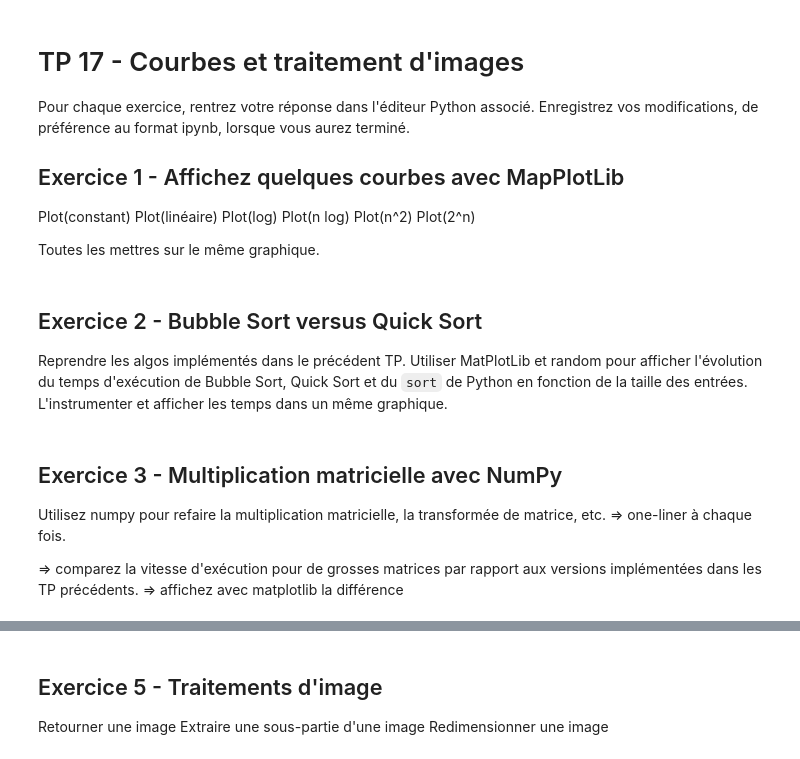
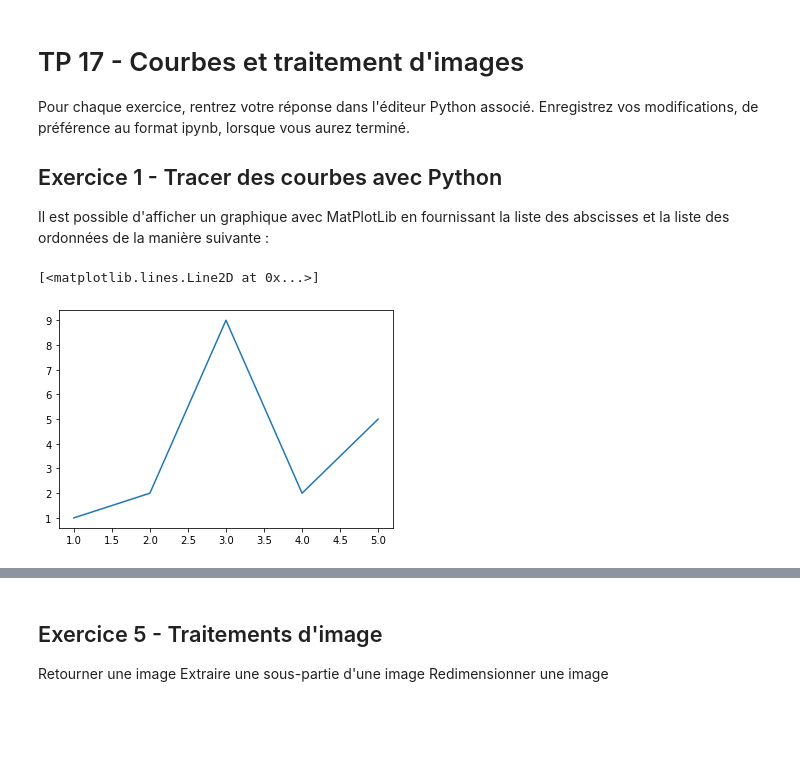
Before and after one commit to loic-yvonnet/algo-appliquee, a Jupyter notebook: cours/10-python-avance/work-assignment-21.ipynb, the cells around one changed output, grey strips where cells are left out. Cells and saved outputs as stored; diff of their text form; code cells hidden in the pictures; blank space fills up the shorter version.

```diff
--- a/cours/10-python-avance/work-assignment-21.ipynb
+++ b/cours/10-python-avance/work-assignment-21.ipynb
@@ -4,27 +4,15 @@
 Pour chaque exercice, rentrez votre réponse dans l'éditeur Python associé.
 Enregistrez vos modifications, de préférence au format ipynb, lorsque vous aurez terminé.
 
-## Exercice 1 - Affichez quelques courbes avec MapPlotLib
+## Exercice 1 - Tracer des courbes avec Python
 
-Plot(constant)
-Plot(linéaire)
-Plot(log)
-Plot(n log)
-Plot(n^2)
-Plot(2^n)
-
-Toutes les mettres sur le même graphique.
+Il est possible d'afficher un graphique avec MatPlotLib en fournissant la liste des abscisses et la liste des ordonnées de la manière suivante :
-# %% [markdown]
-## Exercice 2 - Bubble Sort versus Quick Sort
-
-Reprendre les algos implémentés dans le précédent TP.
-Utiliser MatPlotLib et random pour afficher l'évolution du temps d'exécution de Bubble Sort, Quick Sort et du `sort` de Python en fonction de la taille des entrées.
-L'instrumenter et afficher les temps dans un même graphique.
-# %% [markdown]
-## Exercice 3 - Multiplication matricielle avec NumPy
-
-Utilisez numpy pour refaire la multiplication matricielle, la transformée de matrice, etc.
-=> one-liner à chaque fois.
-
-=> comparez la vitesse d'exécution pour de grosses matrices par rapport aux versions implémentées dans les TP précédents.
-=> affichez avec matplotlib la différence
+# %%
+import matplotlib.pyplot as plt
+
+abscisses = [1, 2, 3, 4, 5]
+ordonnees = [1, 2, 9, 2, 5]
+plt.plot(abscisses, ordonnees)
+# %% [output]
+[<matplotlib.lines.Line2D at 0x...>]
+[figure, added]
```
Also changed, not shown: parts of 61 cells of this notebook, 1 other file.
